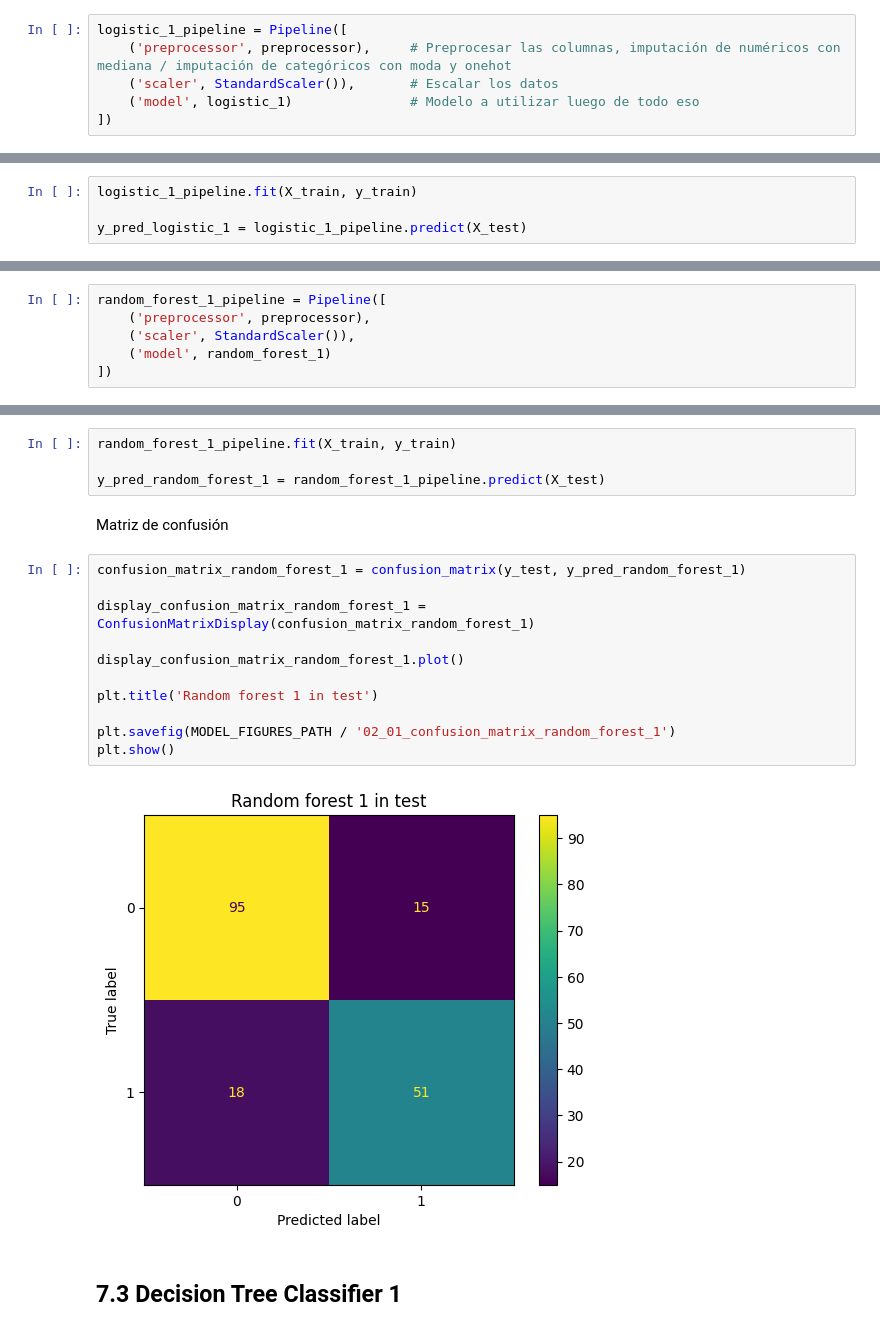
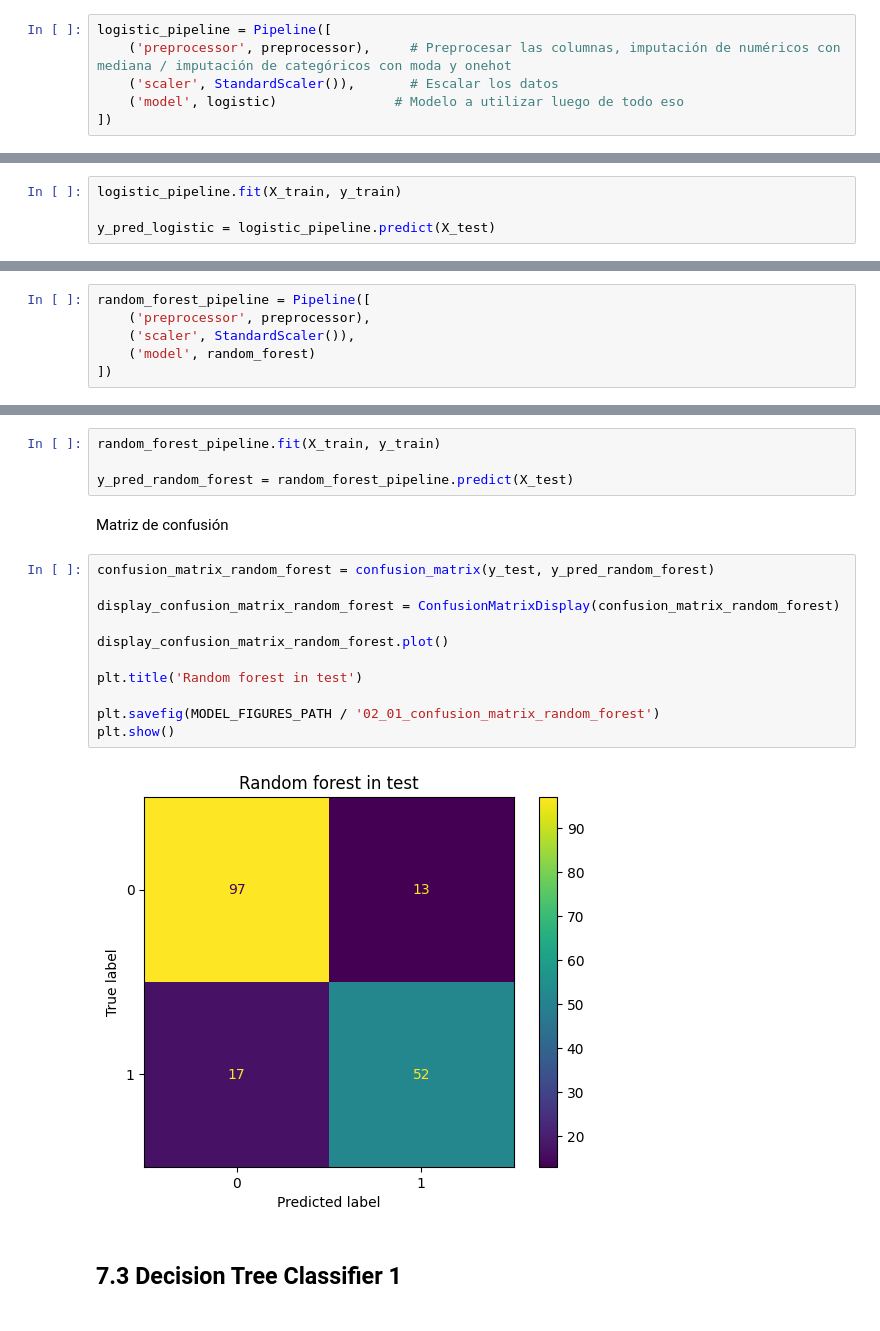
Before and after one commit to charligram/2_titanic, a Jupyter notebook: notebooks/03_modeling.ipynb, the cells around one changed output, grey strips where cells are left out. Drawn from its saved outputs; the diff is of its cells as text.

```diff
--- a/notebooks/03_modeling.ipynb
+++ b/notebooks/03_modeling.ipynb
@@ -131,10 +131,10 @@ METRICS = ['accuracy', 'precision', 'recall', 'f1', 'roc_auc']      # Métricas
 # %% [markdown]
 Creamos Pipeline para Logistic Regression, al ingresar los datos, se transforman/imputan, luego se escalan y finalmente el modelo hace la estimación
 # %%
-logistic_1_pipeline = Pipeline([
+logistic_pipeline = Pipeline([
     ('preprocessor', preprocessor),     # Preprocesar las columnas, imputación de numéricos con mediana / imputación de categóricos con moda y onehot
     ('scaler', StandardScaler()),       # Escalar los datos
-    ('model', logistic_1)               # Modelo a utilizar luego de todo eso
+    ('model', logistic)               # Modelo a utilizar luego de todo eso
 ])
 # %% [markdown]
 ### 7.1.2 Cross validate
@@ -230,9 +230,9 @@ plt.show()
 # %% [markdown]
 Probar el modelo con los datos de entrenamiento y ver como rinde en test
 # %%
-logistic_1_pipeline.fit(X_train, y_train)
+logistic_pipeline.fit(X_train, y_train)
 
-y_pred_logistic_1 = logistic_1_pipeline.predict(X_test)
+y_pred_logistic = logistic_pipeline.predict(X_test)
 # %% [markdown]
 Matriz de confusión
 # %%
@@ -253,10 +253,10 @@ plt.show()
 # %% [markdown]
 ### 7.2.1 Pipeline
 # %%
-random_forest_1_pipeline = Pipeline([
+random_forest_pipeline = Pipeline([
     ('preprocessor', preprocessor),
     ('scaler', StandardScaler()),
-    ('model', random_forest_1)
+    ('model', random_forest)
 ])
 # %% [markdown]
 ### 7.2.2 Cross validate
@@ -342,24 +342,24 @@ plt.show()
 # %% [markdown]
 Probar el modelo con los datos de entrenamiento y ver como rinde en test
 # %%
-random_forest_1_pipeline.fit(X_train, y_train)
+random_forest_pipeline.fit(X_train, y_train)
 
-y_pred_random_forest_1 = random_forest_1_pipeline.predict(X_test)
+y_pred_random_forest = random_forest_pipeline.predict(X_test)
 # %% [markdown]
 Matriz de confusión
 # %%
-confusion_matrix_random_forest_1 = confusion_matrix(y_test, y_pred_random_forest_1)
+confusion_matrix_random_forest = confusion_matrix(y_test, y_pred_random_forest)
 
-display_confusion_matrix_random_forest_1 = ConfusionMatrixDisplay(confusion_matrix_random_forest_1)
+display_confusion_matrix_random_forest = ConfusionMatrixDisplay(confusion_matrix_random_forest)
 
-display_confusion_matrix_random_forest_1.plot()
+display_confusion_matrix_random_forest.plot()
 
-plt.title('Random forest 1 in test')
+plt.title('Random forest in test')
 
-plt.savefig(MODEL_FIGURES_PATH / '02_01_confusion_matrix_random_forest_1')
+plt.savefig(MODEL_FIGURES_PATH / '02_01_confusion_matrix_random_forest')
 plt.show()
 # %% [output]
-[figure, old version]
+[figure, new version]
 # %% [markdown]
 ## 7.3 Decision Tree Classifier 1
 # %% [markdown]
```
Also changed, not shown: parts of 66 cells of this notebook, 20 other files.
